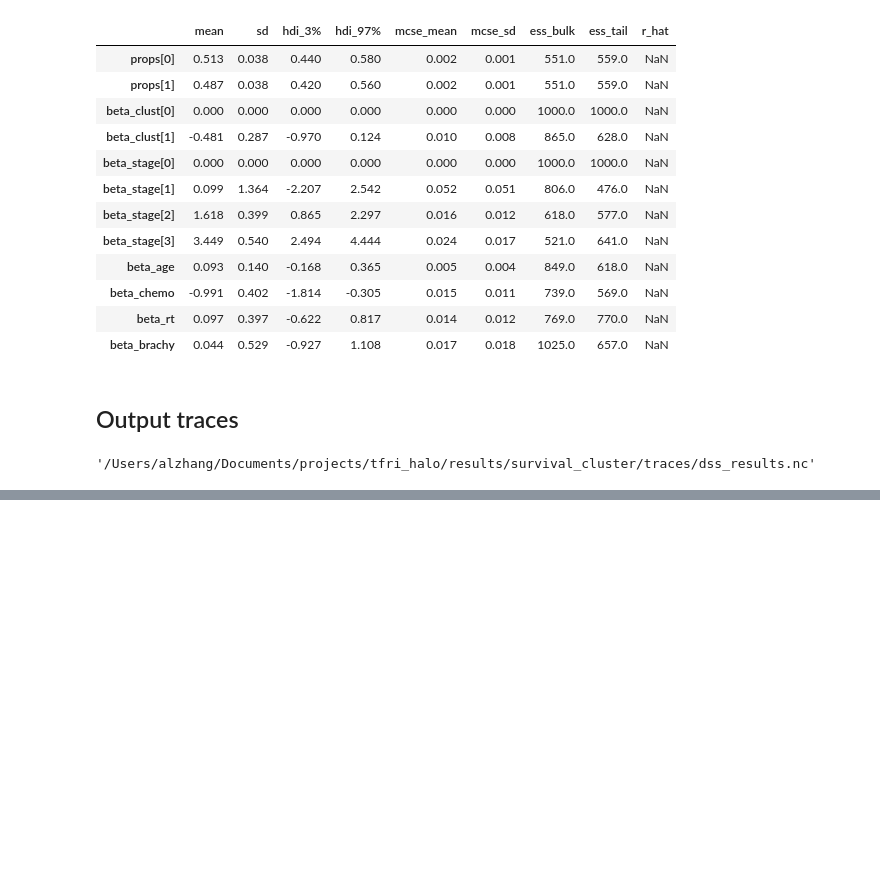
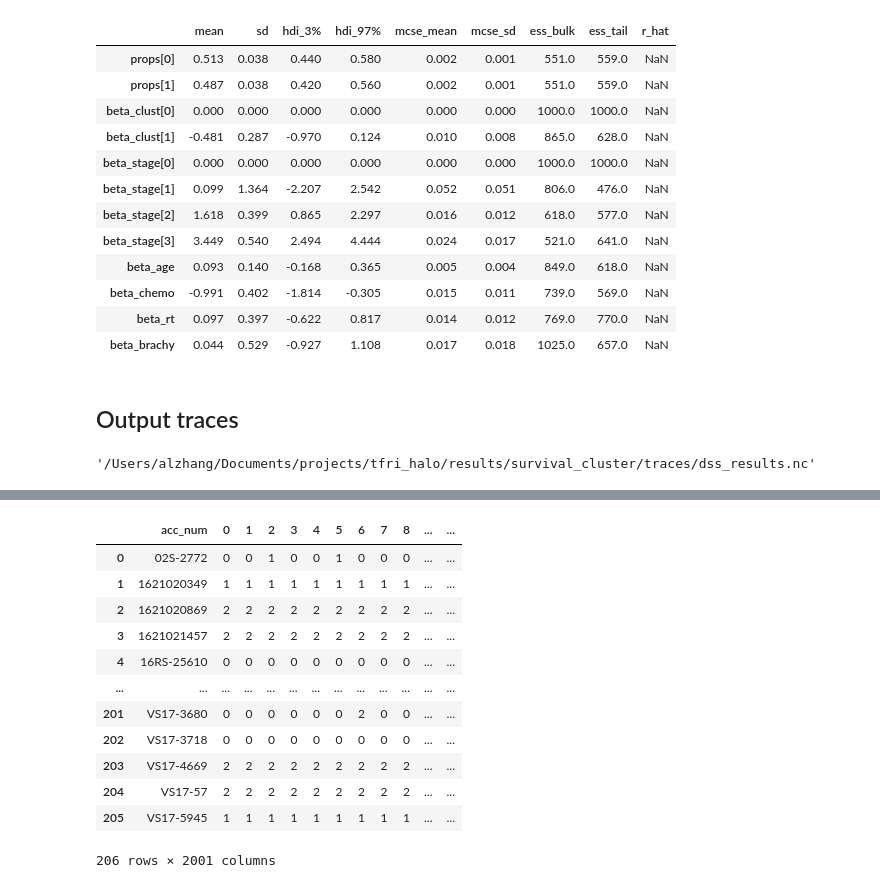
Before and after one commit to Irrationone/tfri_halo, a Jupyter notebook: submission/draft/survival_clustering.ipynb, the cells around one changed output, grey strips where cells are left out. Saved outputs shown, nothing was run; the diff lists cells and outputs as text; code cells hidden in the pictures; blank space fills up the shorter version.

Commit message:
3 clust solution

```diff
--- a/submission/draft/survival_clustering.ipynb
+++ b/submission/draft/survival_clustering.ipynb
@@ -388,0 +873,2 @@ dss_outputs['trace'].to_netcdf(os.path.join(trace_output_dir, 'dss_results.nc'))
+# %%
+dss_outputs2 = fit_survcluster_model(dss_inputs, nclusts = 3, ncenters = 20, interval_length = 0.2, epsilon = 1e-6, ndraw = 2000, ntune=2000)
@@ -388,0 +963,19 @@ dss_outputs['trace'].to_netcdf(os.path.join(trace_output_dir, 'dss_results.nc'))
+# %%
+test_trace_table = create_trace_table(dss_outputs2['trace'])
+test_cluster_assignments = extract_cluster_assignments(dss_outputs2['trace'], sample_names = dss_inputs['counts'].index)
+# %%
+test_cluster_assignments
+# %% [output]
+|  | acc_num | 0 | 1 | 2 | 3 | 4 | 5 | 6 | 7 | 8 | ... | ... |
+| 0 | 02S-2772 | 0 | 0 | 1 | 0 | 0 | 1 | 0 | 0 | 0 | ... | ... |
+| 1 | 1621020349 | 1 | 1 | 1 | 1 | 1 | 1 | 1 | 1 | 1 | ... | ... |
+| 2 | 1621020869 | 2 | 2 | 2 | 2 | 2 | 2 | 2 | 2 | 2 | ... | ... |
+| 3 | 1621021457 | 2 | 2 | 2 | 2 | 2 | 2 | 2 | 2 | 2 | ... | ... |
+| 4 | 16RS-25610 | 0 | 0 | 0 | 0 | 0 | 0 | 0 | 0 | 0 | ... | ... |
+| ... | ... | ... | ... | ... | ... | ... | ... | ... | ... | ... | ... | ... |
+| 201 | VS17-3680 | 0 | 0 | 0 | 0 | 0 | 0 | 2 | 0 | 0 | ... | ... |
+| 202 | VS17-3718 | 0 | 0 | 0 | 0 | 0 | 0 | 0 | 0 | 0 | ... | ... |
+| 203 | VS17-4669 | 2 | 2 | 2 | 2 | 2 | 2 | 2 | 2 | 2 | ... | ... |
+| 204 | VS17-57 | 2 | 2 | 2 | 2 | 2 | 2 | 2 | 2 | 2 | ... | ... |
+| 205 | VS17-5945 | 1 | 1 | 1 | 1 | 1 | 1 | 1 | 1 | 1 | ... | ... |
+206 rows × 2001 columns
```
Also changed, not shown: parts of 31 cells of this notebook, 22 other files.
